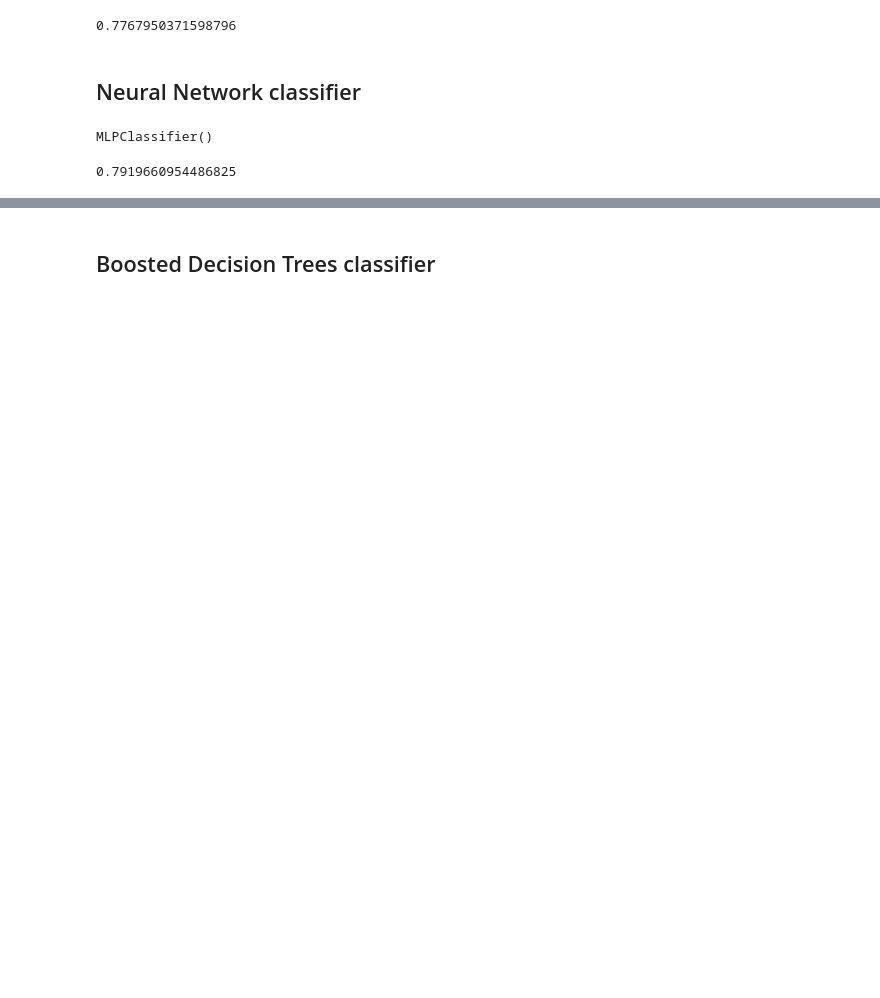
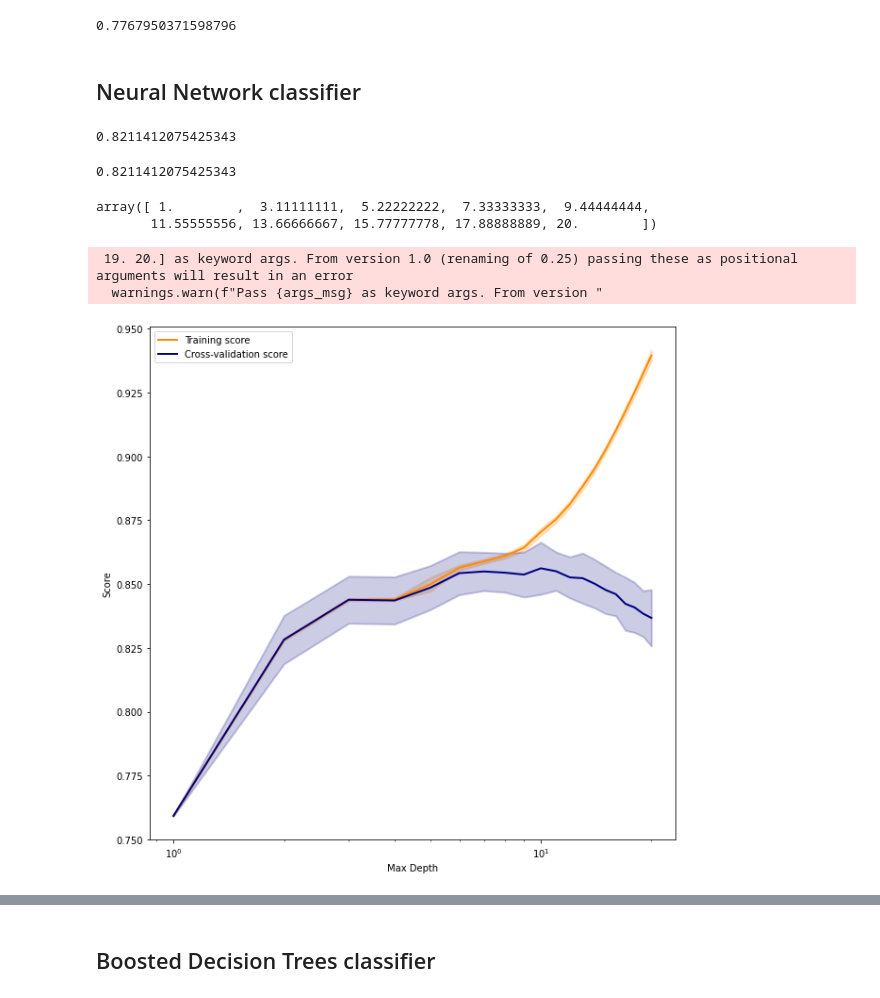
Before and after one commit to jacobromero/cs7641_p01, a Jupyter notebook: project_01_notebook.ipynb, the cells around one changed output, grey strips where cells are left out. Drawn from its saved outputs; the diff is of its cells as text; code cells hidden in the pictures; blank space fills up the shorter version.

```diff
--- a/project_01_notebook.ipynb
+++ b/project_01_notebook.ipynb
@@ -99,0 +179,5 @@ dt_classifier.score(X_test, Y_test)
+# %%
+dt_classifier = DecisionTreeClassifier(max_depth = 10, criterion='gini', splitter='best', random_state=42)
+dt_classifier.fit(X_train, Y_train)
+# dt_classifier.score(X_test, Y_test)
+# wandb.sklearn.plot_learning_curve(dt_classifier, X_train, Y_train)
@@ -106,0 +198,5 @@ SVC()
+# %%
+svc = SVC(probability=True, C=0.5, degree=3, kernel='rbf')
+svc.fit(X_train, Y_train['salary-class'])
+svc.score(X_test, Y_test)
+# wandb.sklearn.plot_learning_curve(svc, X_train,  Y_train['salary-class'])
@@ -111,6 +213,8 @@ svc.score(X_test, Y_test)
 # %% [markdown]
 ## K Nearest Neighbors classifier
 # %%
-knn_classifier = KNeighborsClassifier()
+knn_classifier = KNeighborsClassifier(n_neighbors=25)
 knn_classifier.fit(X_train, Y_train['salary-class'])
+knn_classifier.score(X_test, Y_test)
+# wandb.sklearn.plot_learning_curve(knn_classifier, X_train, Y_train['salary-class'])
 # %% [output]
@@ -122,11 +230,51 @@ knn_classifier.score(X_test, Y_test)
 # %% [markdown]
 ## Neural Network classifier
-# %%
-nn_classifier = MLPClassifier()
-nn_classifier.fit(X_train, Y_train['salary-class'])
-# %% [output]
-MLPClassifier()
+# %%
+nn_classifier = MLPClassifier(hidden_layer_sizes=(10), activation='relu', solver='adam', alpha=0.0001, random_state=1)
+nn_classifier.fit(X_train, Y_train['salary-class'])
+nn_classifier.score(X_test, Y_test)
+# wandb.sklearn.plot_learning_curve(nn_classifier, X_train, Y_train['salary-class'])
+# %% [output]
+0.8211412075425343
 # %%
 nn_classifier.score(X_test, Y_test)
+# y_pred = nn_classifier.predict(X_test)
+# y_probas = nn_classifier.predict_proba(X_test)
 # %% [output]
-0.7919660954486825
+0.8211412075425343
+# %%
+np.linspace(1, 20, 20)
+# %% [output]
+array([ 1.        ,  3.11111111,  5.22222222,  7.33333333,  9.44444444,
+       11.55555556, 13.66666667, 15.77777778, 17.88888889, 20.        ])
+# %%
+# wandb.sklearn.plot_classifier(nn_classifier, X_train, X_test, Y_train['salary-class'], Y_test['salary-class'], y_pred, y_probas, [0, 1], model_name='Neural Network', feature_names=None)
+estimator = DecisionTreeClassifier(max_depth = 10, criterion='gini', splitter='best', random_state=42)
+param_range = np.linspace(1, 20, 20)
+
+train_scores, test_scores = validation_curve(estimator, X_train, Y_train, "max_depth", param_range, cv=20, n_jobs=8)
+
+plt.figure(figsize=(10, 10))
+plt.xlabel("Max Depth")
+plt.ylabel("Score")
+train_scores_mean = np.mean(train_scores, axis=1)
+train_scores_std = np.std(train_scores, axis=1)
+test_scores_mean = np.mean(test_scores, axis=1)
+test_scores_std = np.std(test_scores, axis=1)
+lw = 2
+plt.semilogx(param_range, train_scores_mean, label="Training score",
+             color="darkorange", lw=lw)
+plt.fill_between(param_range, train_scores_mean - train_scores_std,
+                 train_scores_mean + train_scores_std, alpha=0.2,
+                 color="darkorange", lw=lw)
+plt.semilogx(param_range, test_scores_mean, label="Cross-validation score",
+             color="navy", lw=lw)
+plt.fill_between(param_range, test_scores_mean - test_scores_std,
+                 test_scores_mean + test_scores_std, alpha=0.2,
+                 color="navy", lw=lw)
+plt.legend(loc="best")
+plt.show()
+# %% [output]
+ 19. 20.] as keyword args. From version 1.0 (renaming of 0.25) passing these as positional arguments will result in an error
+  warnings.warn(f"Pass {args_msg} as keyword args. From version "
+[figure, added]
```
Also changed, not shown: parts of 40 cells of this notebook, 4 other files.
